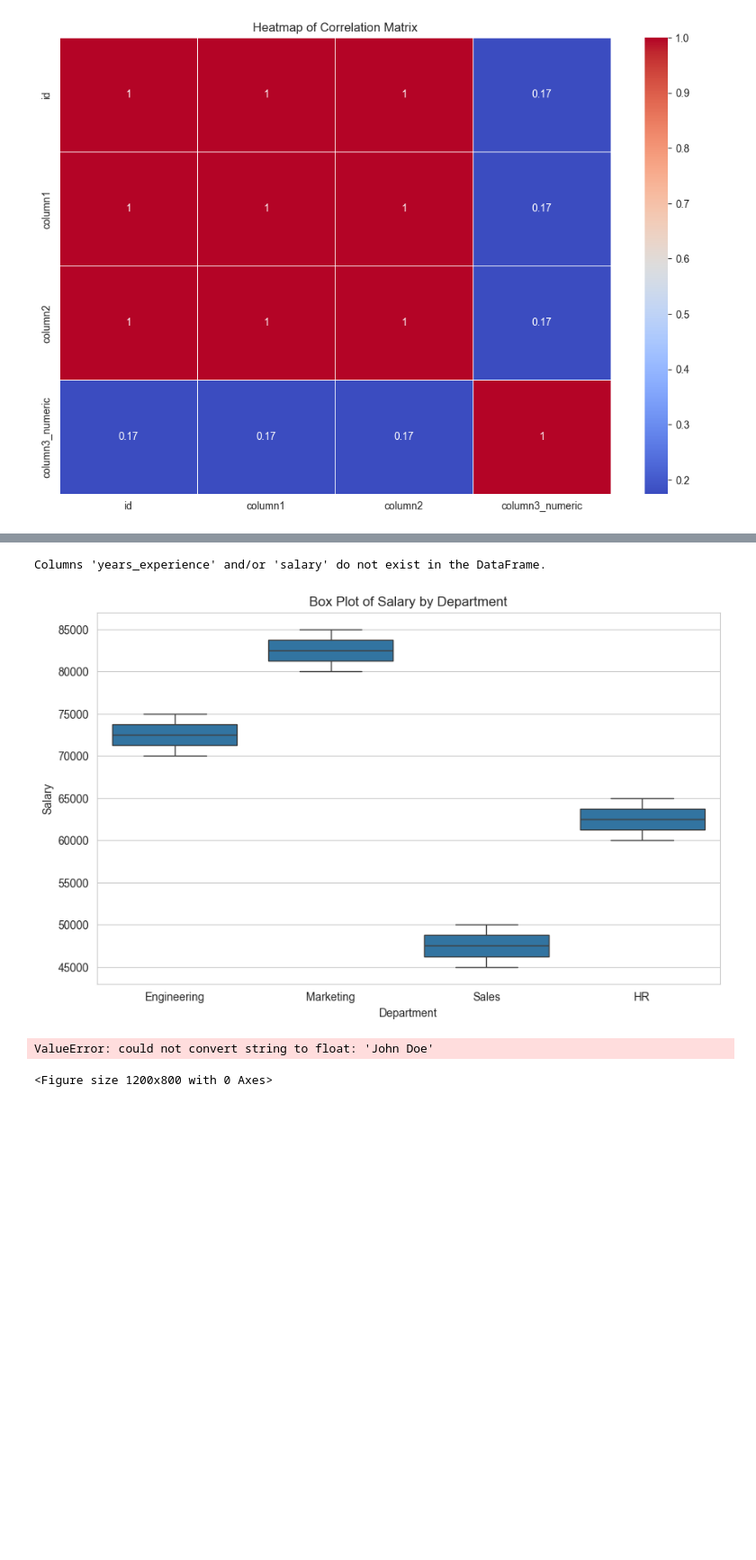
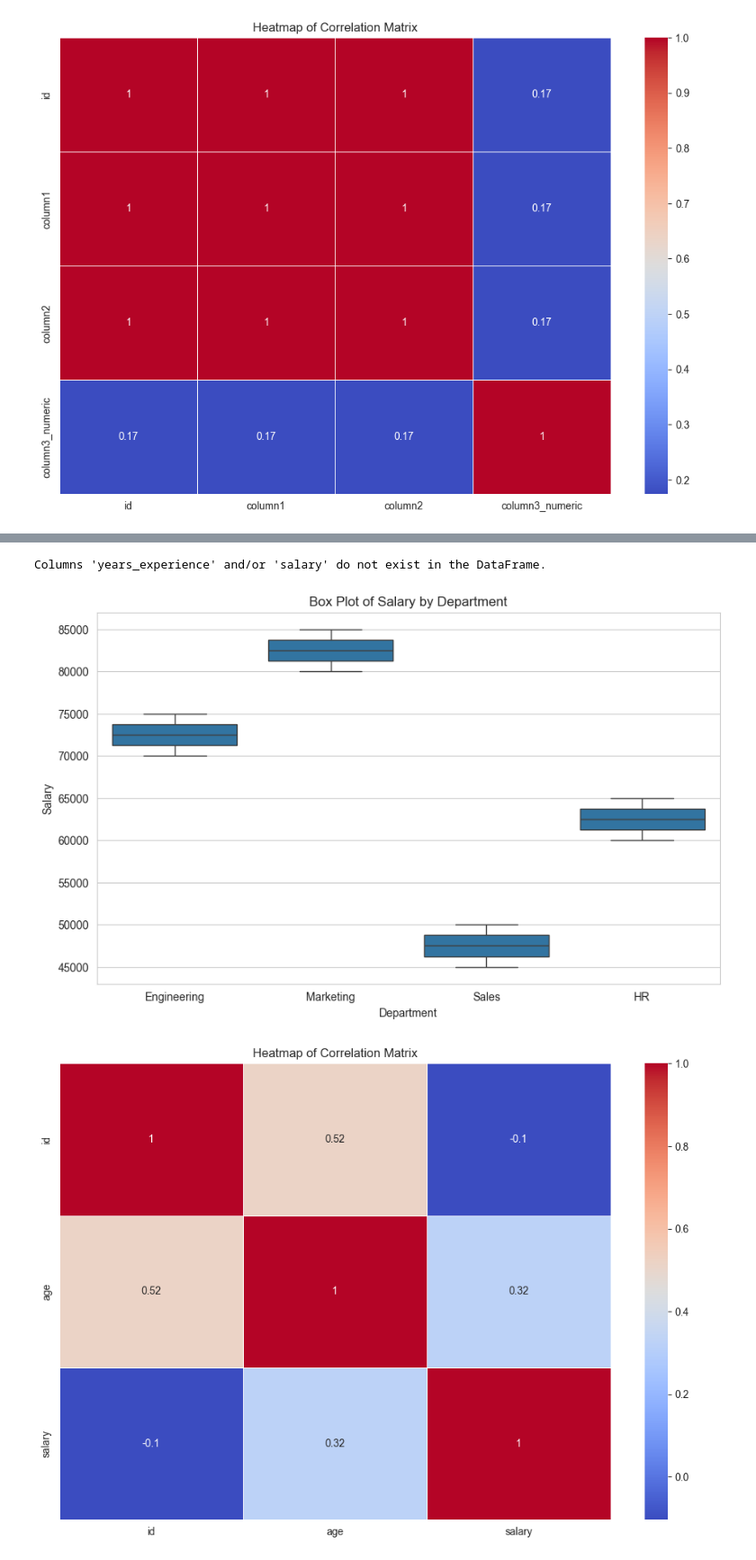
Before and after one commit to Ahmet-Acik/pandas_tutorial, a Jupyter notebook: data/tutorial-1.ipynb, the cells around one changed output, grey strips where cells are left out. Shown at 90% size. Saved outputs shown, nothing was run; the diff lists cells and outputs as text; code cells hidden in the pictures; blank space fills up the shorter version.

```diff
--- a/data/tutorial-1.ipynb
+++ b/data/tutorial-1.ipynb
@@ -372,33 +372,33 @@ plt.title('Box Plot of Salary by Department')
 plt.xlabel('Department')
 plt.ylabel('Salary')
 plt.show()
 
 # Plot a heatmap of the correlation matrix
 plt.figure(figsize=(12, 8))
-correlation_matrix = df.corr()
+numeric_df = df.select_dtypes(include=[np.number])
+correlation_matrix = numeric_df.corr()
 sns.heatmap(correlation_matrix, annot=True, cmap='coolwarm', linewidths=0.5)
 plt.title('Heatmap of Correlation Matrix')
 plt.show()
 # %% [output]
 First few rows of the DataFrame:
    id            name  age   department  salary
 0   1        John Doe   28  Engineering   70000
 1   2      Jane Smith   34    Marketing   80000
 2   3     Emily Davis   22        Sales   45000
 3   4   Michael Brown   45           HR   60000
 4   5  Jessica Wilson   30  Engineering   75000
 
 Selected columns (name, department, salary):
              name   department  salary
 0        John Doe  Engineering   70000
 1      Jane Smith    Marketing   80000
 ... (36 lines left out)
 Sales          47500.0
 Name: salary, dtype: float64
 
 Column 'performance_score' does not exist in the DataFrame.
 [figure]
 Columns 'years_experience' and/or 'salary' do not exist in the DataFrame.
 [figure]
-ValueError: could not convert string to float: 'John Doe'
-<Figure size 1200x800 with 0 Axes>
+[figure, added]
```
